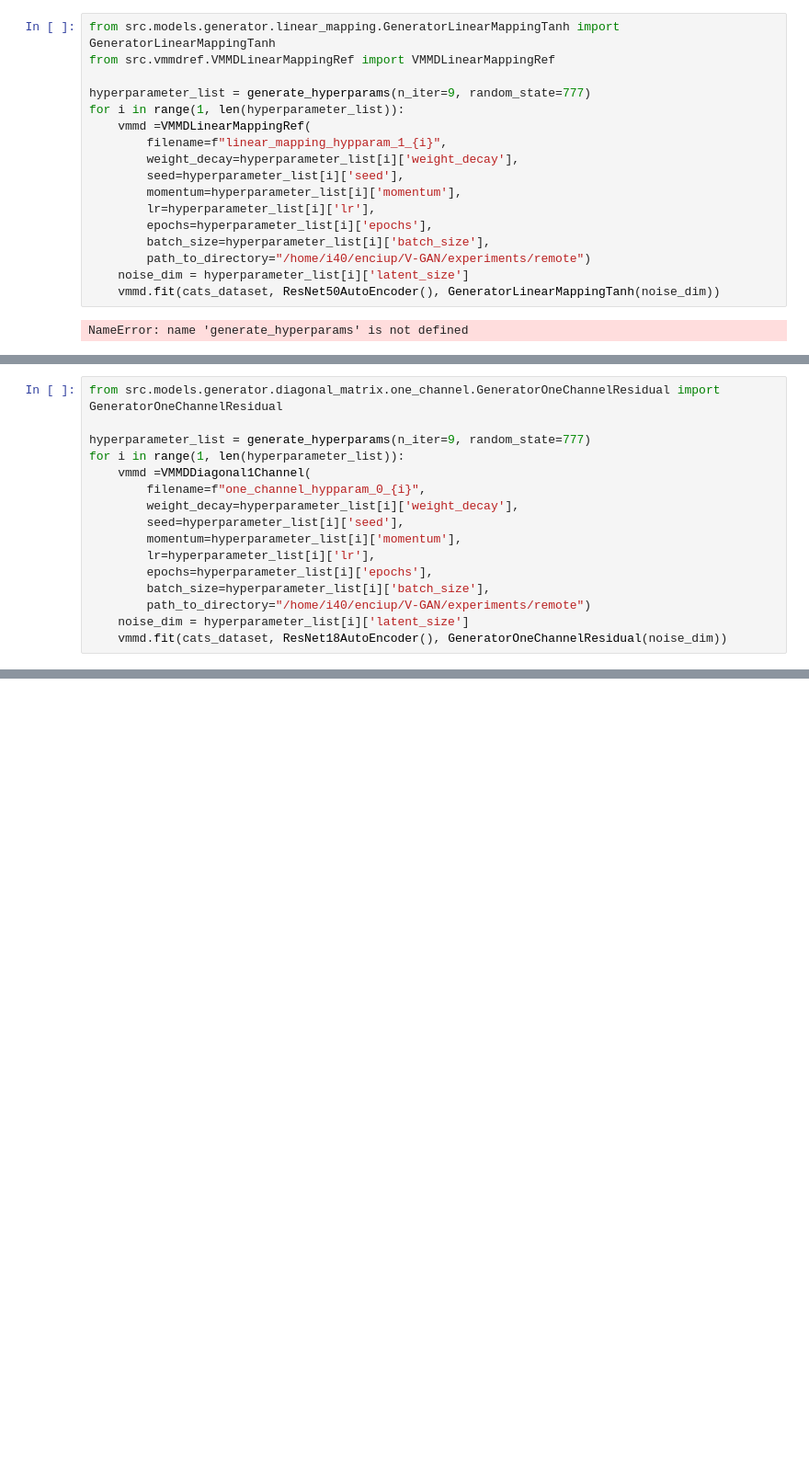
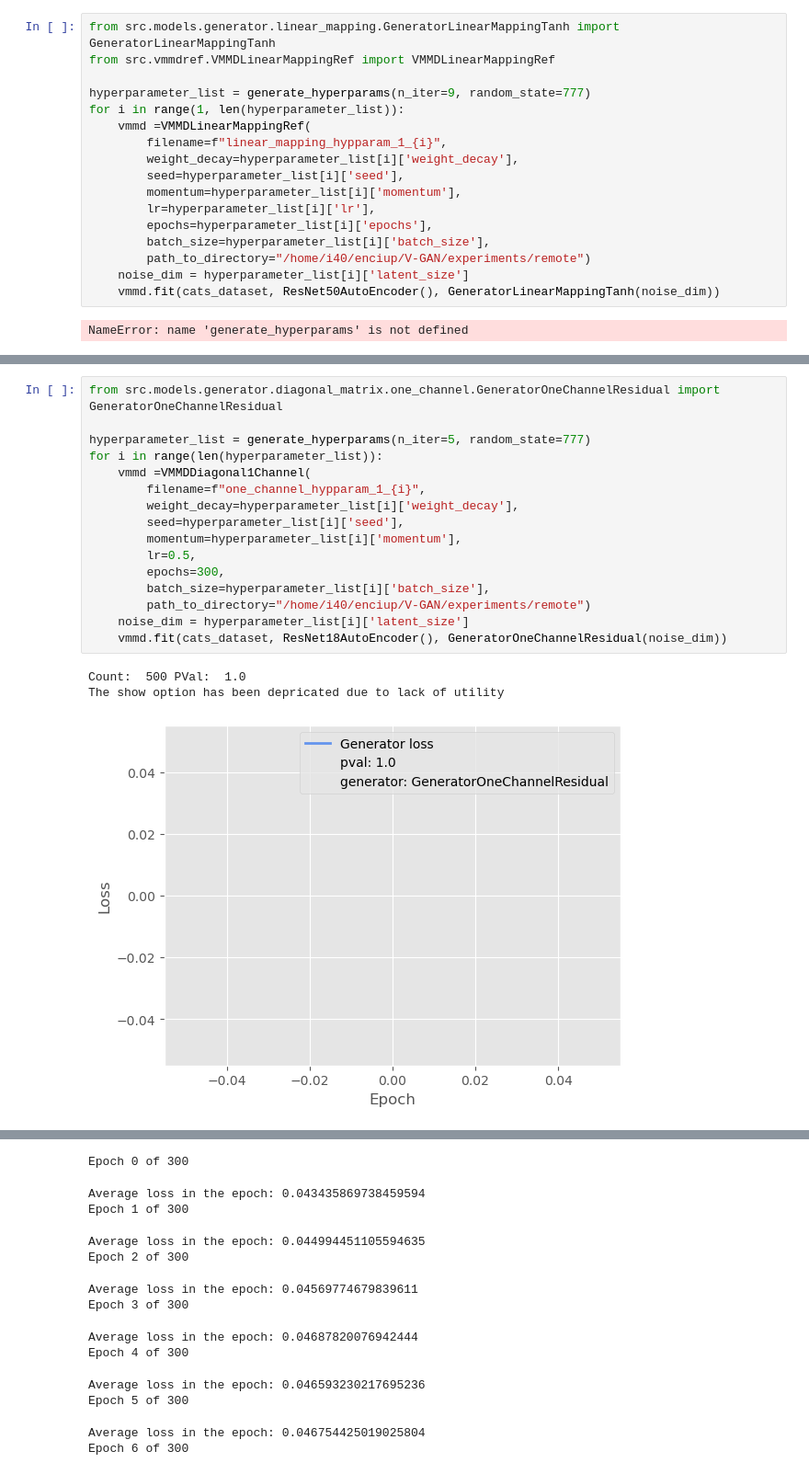
Before and after one commit to paulenciu/V-GAN, a Jupyter notebook: src/notebooks/remote.ipynb, the cells around one changed output, grey strips where cells are left out. Shown at 92% size. Saved outputs shown, nothing was run; the diff lists cells and outputs as text; blank space fills up the shorter version.

```diff
--- a/src/notebooks/remote.ipynb
+++ b/src/notebooks/remote.ipynb
@@ -110,16 +115,20 @@ for i in range(len(hyperparameter_list)):
 # %%
 from src.models.generator.diagonal_matrix.one_channel.GeneratorOneChannelResidual import GeneratorOneChannelResidual
 
-hyperparameter_list = generate_hyperparams(n_iter=9, random_state=777)
-for i in range(1, len(hyperparameter_list)):
+hyperparameter_list = generate_hyperparams(n_iter=5, random_state=777)
+for i in range(len(hyperparameter_list)):
     vmmd =VMMDDiagonal1Channel(
-        filename=f"one_channel_hypparam_0_{i}",
+        filename=f"one_channel_hypparam_1_{i}",
         weight_decay=hyperparameter_list[i]['weight_decay'],
         seed=hyperparameter_list[i]['seed'],
         momentum=hyperparameter_list[i]['momentum'],
-        lr=hyperparameter_list[i]['lr'],
-        epochs=hyperparameter_list[i]['epochs'],
+        lr=0.5,
+        epochs=300,
         batch_size=hyperparameter_list[i]['batch_size'],
         path_to_directory="/home/i40/enciup/V-GAN/experiments/remote")
     noise_dim = hyperparameter_list[i]['latent_size']
     vmmd.fit(cats_dataset, ResNet18AutoEncoder(), GeneratorOneChannelResidual(noise_dim))
+# %% [output]
+Count:  500 PVal:  1.0
+The show option has been depricated due to lack of utility
+[figure, added]
@@ -125,0 +136,13 @@ for i in range(1, len(hyperparameter_list)):
+Epoch 0 of 300
+Average loss in the epoch: 0.043435869738459594
+Epoch 1 of 300
+Average loss in the epoch: 0.044994451105594635
+Epoch 2 of 300
+Average loss in the epoch: 0.04569774679839611
+Epoch 3 of 300
+Average loss in the epoch: 0.04687820076942444
+Epoch 4 of 300
+Average loss in the epoch: 0.046593230217695236
+Epoch 5 of 300
+Average loss in the epoch: 0.046754425019025804
+Epoch 6 of 300
```
Also changed, not shown: parts of 6 cells of this notebook, 8 other files.
